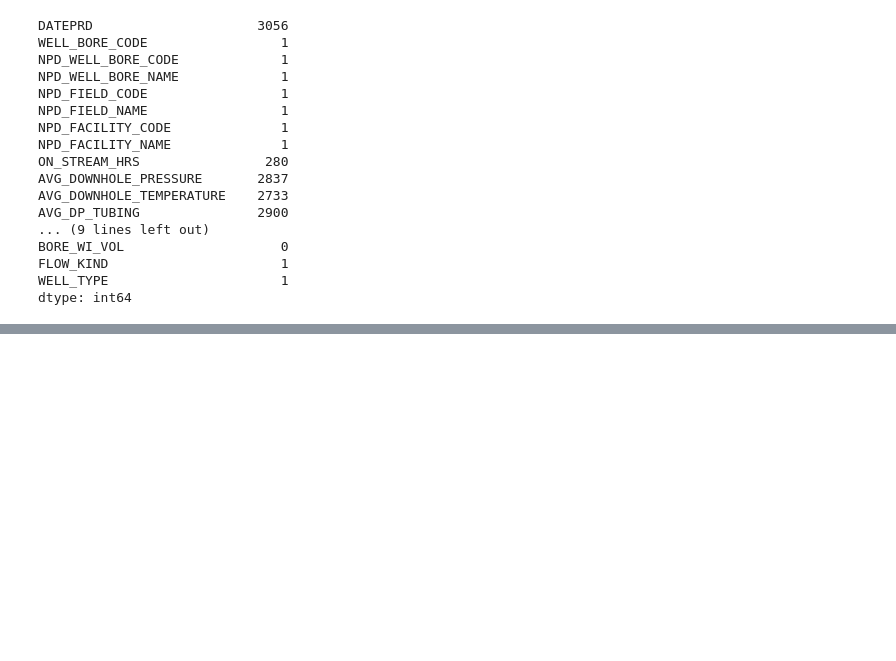
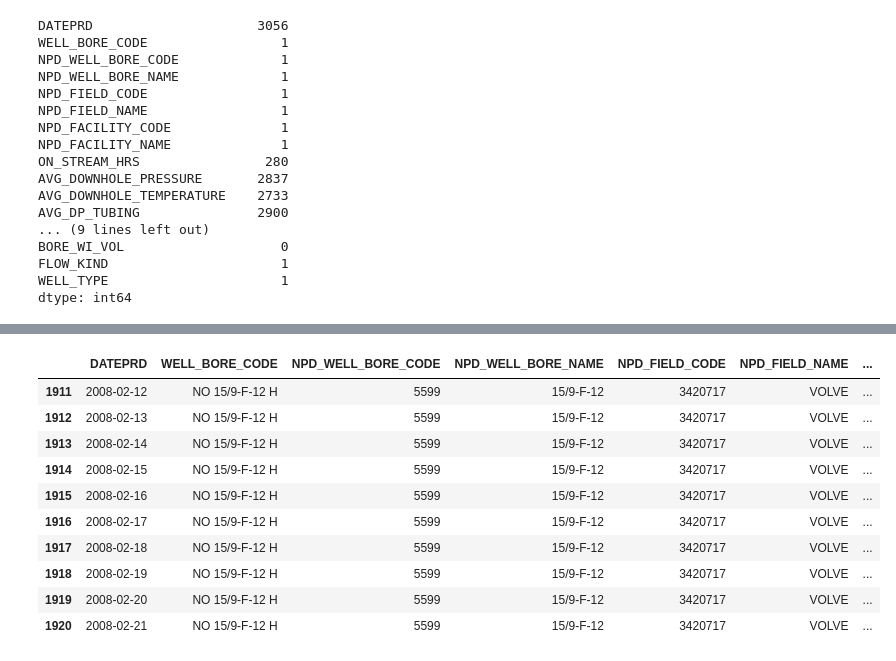
Before and after one commit to S84v/oil-and-gas-prediction, a Jupyter notebook: oil-and-gas.ipynb, the cells around one changed output, grey strips where cells are left out. Cells and saved outputs as stored; diff of their text form; code cells hidden in the pictures; blank space fills up the shorter version.

```diff
--- a/oil-and-gas.ipynb
+++ b/oil-and-gas.ipynb
@@ -233,0 +261,14 @@ fig.show()
+# %%
+data_well2.head(10)
+# %% [output]
+|  | DATEPRD | WELL_BORE_CODE | NPD_WELL_BORE_CODE | NPD_WELL_BORE_NAME | NPD_FIELD_CODE | NPD_FIELD_NAME | ... |
+| 1911 | 2008-02-12 | NO 15/9-F-12 H | 5599 | 15/9-F-12 | 3420717 | VOLVE | ... |
+| 1912 | 2008-02-13 | NO 15/9-F-12 H | 5599 | 15/9-F-12 | 3420717 | VOLVE | ... |
+| 1913 | 2008-02-14 | NO 15/9-F-12 H | 5599 | 15/9-F-12 | 3420717 | VOLVE | ... |
+| 1914 | 2008-02-15 | NO 15/9-F-12 H | 5599 | 15/9-F-12 | 3420717 | VOLVE | ... |
+| 1915 | 2008-02-16 | NO 15/9-F-12 H | 5599 | 15/9-F-12 | 3420717 | VOLVE | ... |
+| 1916 | 2008-02-17 | NO 15/9-F-12 H | 5599 | 15/9-F-12 | 3420717 | VOLVE | ... |
+| 1917 | 2008-02-18 | NO 15/9-F-12 H | 5599 | 15/9-F-12 | 3420717 | VOLVE | ... |
+| 1918 | 2008-02-19 | NO 15/9-F-12 H | 5599 | 15/9-F-12 | 3420717 | VOLVE | ... |
+| 1919 | 2008-02-20 | NO 15/9-F-12 H | 5599 | 15/9-F-12 | 3420717 | VOLVE | ... |
+| 1920 | 2008-02-21 | NO 15/9-F-12 H | 5599 | 15/9-F-12 | 3420717 | VOLVE | ... |
```
Also changed, not shown: parts of 5 cells of this notebook.
